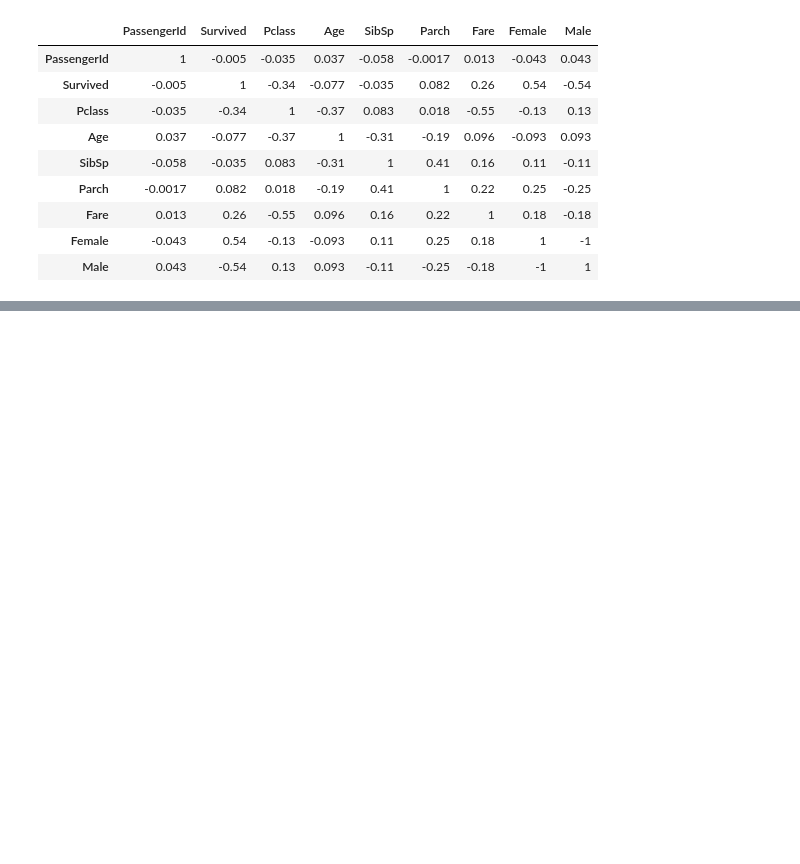
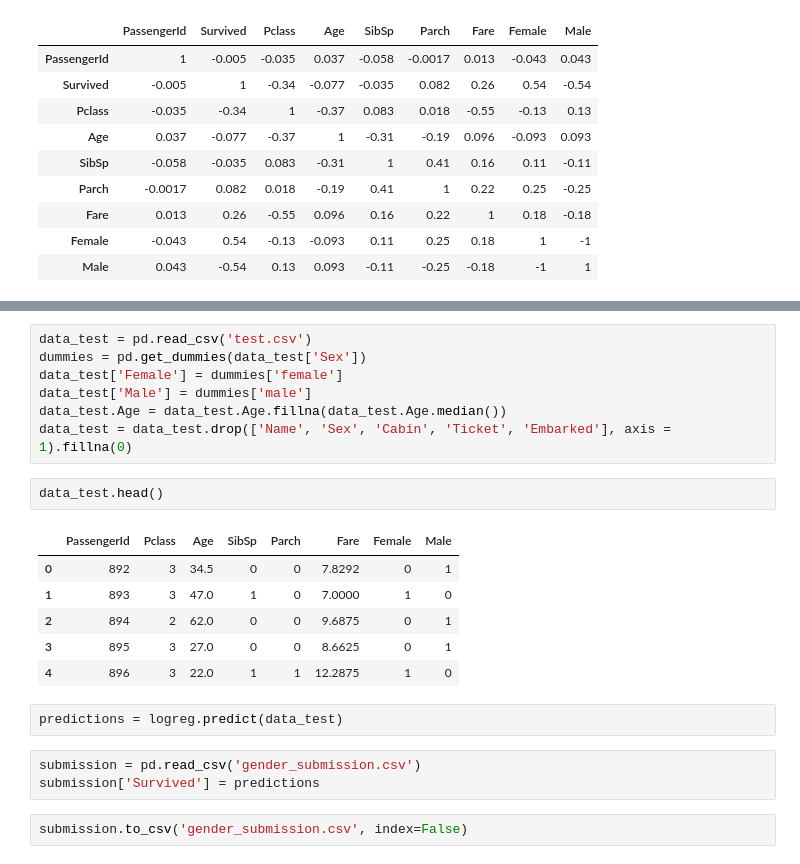
Before and after one commit to QuentinDumont/Predictions, a Jupyter notebook: Untitled1.ipynb, the cells around one changed output, grey strips where cells are left out. Drawn from its saved outputs; the diff is of its cells as text; blank space fills up the shorter version.

```diff
--- a/Untitled1.ipynb
+++ b/Untitled1.ipynb
@@ -240,0 +260,23 @@ plt.plot(range(len(X_train.columns)), lasso_coef)
+# %%
+data_test = pd.read_csv('test.csv')
+dummies = pd.get_dummies(data_test['Sex'])
+data_test['Female'] = dummies['female']
+data_test['Male'] = dummies['male']
+data_test.Age = data_test.Age.fillna(data_test.Age.median())
+data_test = data_test.drop(['Name', 'Sex', 'Cabin', 'Ticket', 'Embarked'], axis = 1).fillna(0)
+# %%
+data_test.head()
+# %% [output]
+|  | PassengerId | Pclass | Age | SibSp | Parch | Fare | Female | Male |
+| 0 | 892 | 3 | 34.5 | 0 | 0 | 7.8292 | 0 | 1 |
+| 1 | 893 | 3 | 47.0 | 1 | 0 | 7.0000 | 1 | 0 |
+| 2 | 894 | 2 | 62.0 | 0 | 0 | 9.6875 | 0 | 1 |
+| 3 | 895 | 3 | 27.0 | 0 | 0 | 8.6625 | 0 | 1 |
+| 4 | 896 | 3 | 22.0 | 1 | 1 | 12.2875 | 1 | 0 |
+# %%
+predictions = logreg.predict(data_test)
+# %%
+submission = pd.read_csv('gender_submission.csv')
+submission['Survived'] = predictions
+# %%
+submission.to_csv('gender_submission.csv', index=False)
```
Also changed, not shown: parts of 23 cells of this notebook.
